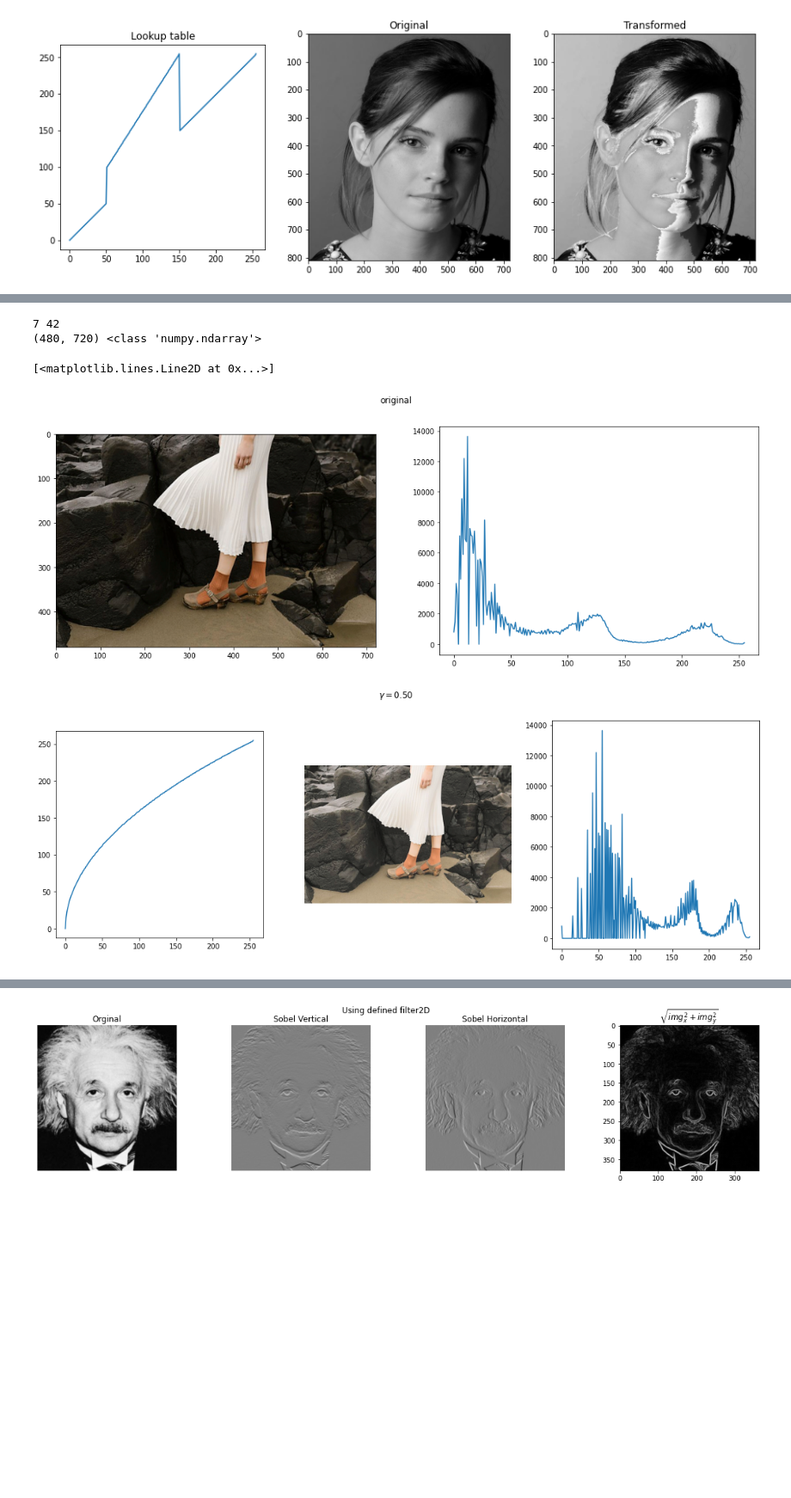
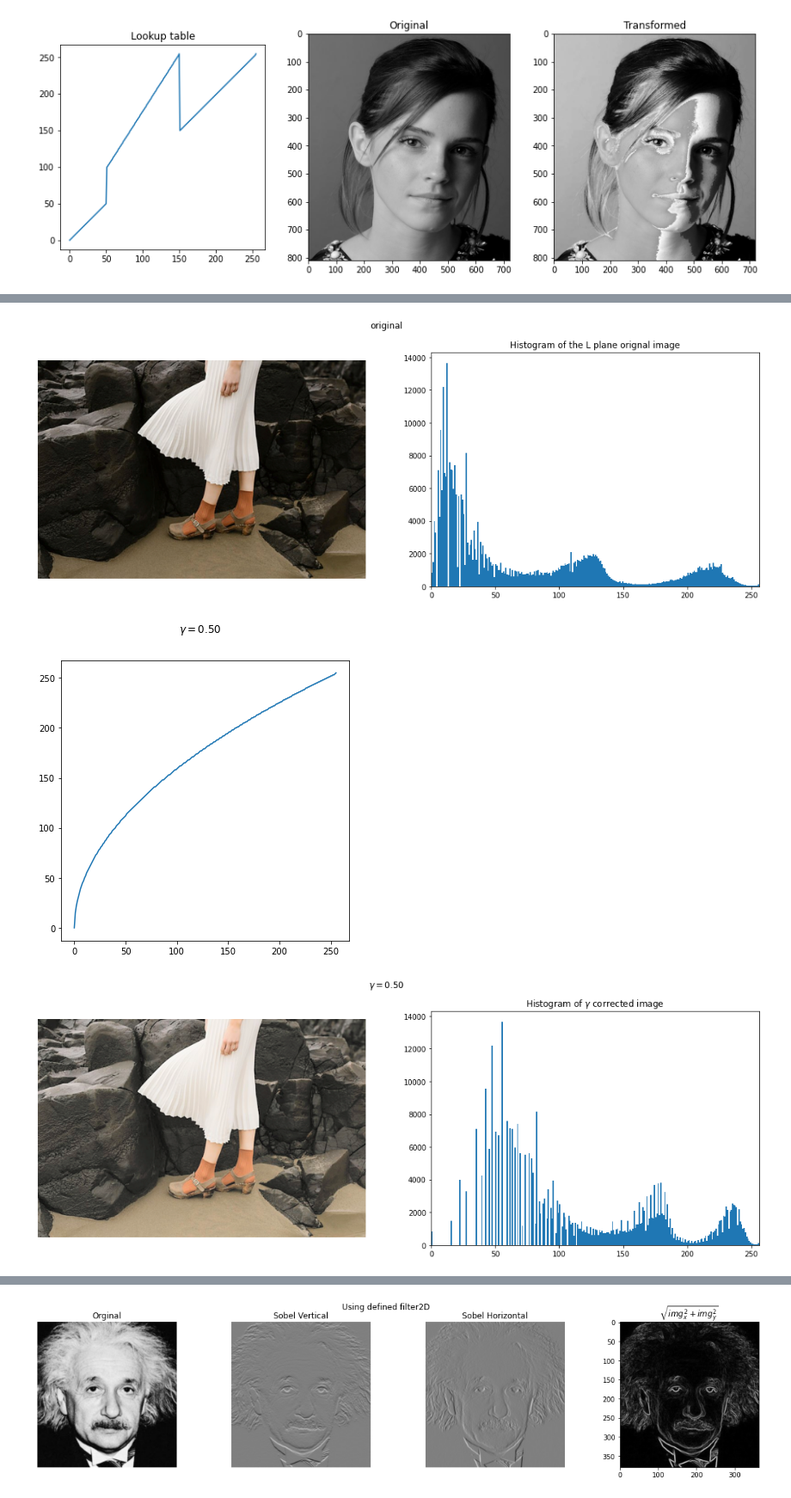
Before and after one commit to BiyonFernando/EN2550-Fundamentals-of-Image-Processing-and-Machine-Vision, a Jupyter notebook: Assigment_1/Intensity_Transformations_and_Neighborhood_Filtering.ipynb, the cells around one changed output, grey strips where cells are left out. Shown at 86% size. Drawn from its saved outputs; the diff is of its cells as text; code cells hidden in the pictures; blank space fills up the shorter version.

```diff
--- a/Assigment_1/Intensity_Transformations_and_Neighborhood_Filtering.ipynb
+++ b/Assigment_1/Intensity_Transformations_and_Neighborhood_Filtering.ipynb
@@ -85,48 +105,57 @@ assert img0 is not None
 
 img1 = cv.cvtColor(img0, cv.COLOR_BGR2Lab)
 
 L = img1[:,:,0]
 a = img1[:,:,1]
 b = img1[:,:,2]
 
 
 
 hist_org = cv.calcHist([L], [0], None, [256], [0,256])
 
 
 fig, ax = plt.subplots(1,2,figsize = (18,6))
 fig.suptitle('original')
 ax[0].imshow(cv.cvtColor(img1, cv.COLOR_Lab2RGB))
-#ax[0].axis('off')
-ax[1].plot(hist_org)
+ax[0].axis('off')
+#ax[1].plot(hist_org)
+ax[1].set_xlim([0, 256])
+ax[1].title.set_text('Histogram of the L plane orignal image')
+ax[1].hist(L.flatten(), 256, [0, 256])
+
+
 
 gamma = 0.5
 
 lt = np.array([((i/255)**gamma)*255 for i in range(0,256)]).astype(np.uint8)
 
+fig, ax = plt.subplots(figsize = (6,6))
+fig.suptitle('$ \gamma = %.2f$'%gamma)
+ax.plot(lt)
+
 L2 = cv.LUT(L, lt)
 
-print(L[0][0],L2[0][0])
+#print(L[0][0],L2[0][0])
 
 img1[:,:,0] = L2
 
-print(L2.shape, type(lt))
+#print(L2.shape, type(lt))
 
 hist = cv.calcHist([L2], [0], None, [256], [0,256])
 
-fig, ax = plt.subplots(1,3,figsize = (18,6))
+fig, ax = plt.subplots(1,2,figsize = (18,6))
 fig.suptitle('$ \gamma = %.2f$'%gamma)
-ax[0].plot(lt)
-ax[0].set_aspect('equal')
-ax[1].imshow(cv.cvtColor(img1, cv.COLOR_Lab2RGB))
-ax[1].axis('off')
-ax[2].plot(hist)
+
+# ax[0].set_aspect('equal')
+ax[0].imshow(cv.cvtColor(img1, cv.COLOR_Lab2RGB))
+ax[0].axis('off')
+ax[1].set_xlim([0, 256])
+ax[1].hist(L.flatten(), 256, [0, 256])
+ax[1].title.set_text('Histogram of $\gamma$ corrected image')
 # %% [output]
-7 42
-(480, 720) <class 'numpy.ndarray'>
-[<matplotlib.lines.Line2D at 0x...>]
-[figure, old version]
+[figure, new version]
-[figure, old version]
+[figure, new version]
+[figure, added]
 # %%
 img0 = cv.imread(r'shells.png', cv.IMREAD_GRAYSCALE)
 assert img0 is not None
```
Also changed, not shown: parts of 8 cells of this notebook, 1 other file.
